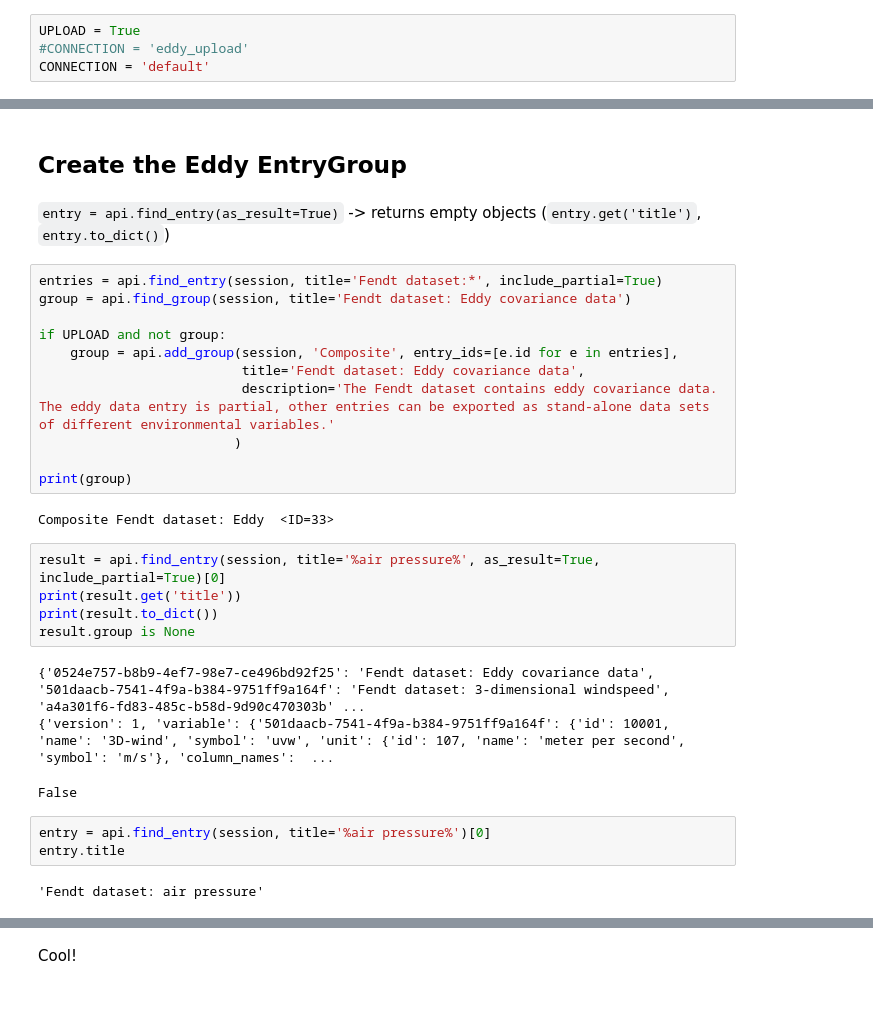
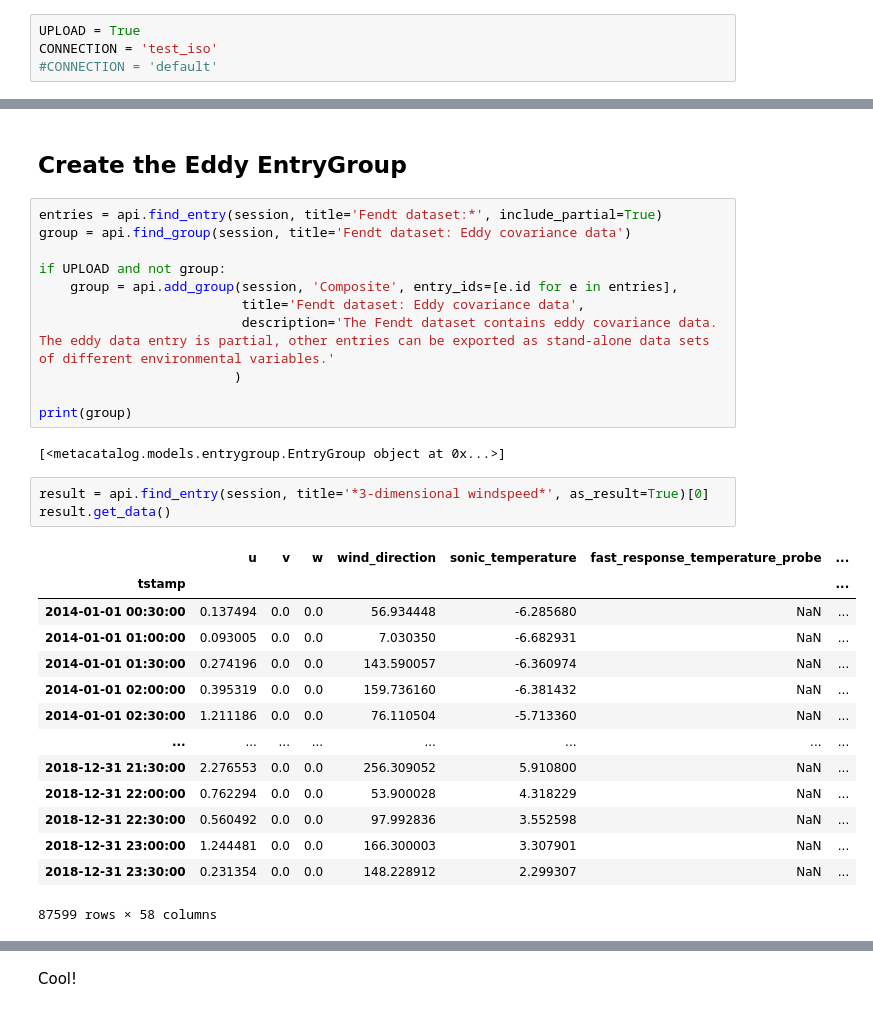
Before and after one commit to VForWaTer/scripts, a Jupyter notebook: eddy/uploading_eddy.ipynb, the cells around one changed output, grey strips where cells are left out. Cells and saved outputs as stored; diff of their text form.

Commit message:
fix / update eddy upload

```diff
--- a/eddy/uploading_eddy.ipynb
+++ b/eddy/uploading_eddy.ipynb
@@ -6,7 +9,7 @@ Compliance with the NetCDF standard is attempted by loading additional informati
 # %%
 UPLOAD = True
-#CONNECTION = 'eddy_upload'
-CONNECTION = 'default'
+CONNECTION = 'test_iso'
+#CONNECTION = 'default'
 # %%
 import pandas as pd
 import numpy as np
@@ -1080,8 +1110,6 @@ edat.head(2)
 | 2014-01-01 01:00:00 | 0.342903 | 0.140285 | 0.005036 | 0.181497 | NaN | 0.001868 | ... |
 # %% [markdown]
 ## Create the Eddy EntryGroup
-# %% [markdown]
-`entry = api.find_entry(as_result=True)` -> returns empty objects (`entry.get('title')`, `entry.to_dict()`)
 # %%
 entries = api.find_entry(session, title='Fendt dataset:*', include_partial=True)
 group = api.find_group(session, title='Fendt dataset: Eddy covariance data')
@@ -1094,18 +1122,22 @@ if UPLOAD and not group:
 
 print(group)
 # %% [output]
-Composite Fendt dataset: Eddy  <ID=33>
+[<metacatalog.models.entrygroup.EntryGroup object at 0x...>]
 # %%
-result = api.find_entry(session, title='%air pressure%', as_result=True, include_partial=True)[0]
-print(result.get('title'))
-print(result.to_dict())
-result.group is None
+result = api.find_entry(session, title='*3-dimensional windspeed*', as_result=True)[0]
+result.get_data()
 # %% [output]
+|  | u | v | w | wind_direction | sonic_temperature | fast_response_temperature_probe | ... |
+| tstamp |  |  |  |  |  |  | ... |
+| 2014-01-01 00:30:00 | 0.137494 | 0.0 | 0.0 | 56.934448 | -6.285680 | NaN | ... |
+| 2014-01-01 01:00:00 | 0.093005 | 0.0 | 0.0 | 7.030350 | -6.682931 | NaN | ... |
+| 2014-01-01 01:30:00 | 0.274196 | 0.0 | 0.0 | 143.590057 | -6.360974 | NaN | ... |
+| 2014-01-01 02:00:00 | 0.395319 | 0.0 | 0.0 | 159.736160 | -6.381432 | NaN | ... |
+| 2014-01-01 02:30:00 | 1.211186 | 0.0 | 0.0 | 76.110504 | -5.713360 | NaN | ... |
+| ... | ... | ... | ... | ... | ... | ... | ... |
+| 2018-12-31 21:30:00 | 2.276553 | 0.0 | 0.0 | 256.309052 | 5.910800 | NaN | ... |
+| 2018-12-31 22:00:00 | 0.762294 | 0.0 | 0.0 | 53.900028 | 4.318229 | NaN | ... |
+| 2018-12-31 22:30:00 | 0.560492 | 0.0 | 0.0 | 97.992836 | 3.552598 | NaN | ... |
+| 2018-12-31 23:00:00 | 1.244481 | 0.0 | 0.0 | 166.300003 | 3.307901 | NaN | ... |
+| 2018-12-31 23:30:00 | 0.231354 | 0.0 | 0.0 | 148.228912 | 2.299307 | NaN | ... |
-{'0524e757-b8b9-4ef7-98e7-ce496bd92f25': 'Fendt dataset: Eddy covariance data', '501daacb-7541-4f9a-b384-9751ff9a164f': 'Fendt dataset: 3-dimensional windspeed', 'a4a301f6-fd83-485c-b58d-9d90c470303b' ...
-{'version': 1, 'variable': {'501daacb-7541-4f9a-b384-9751ff9a164f': {'id': 10001, 'name': '3D-wind', 'symbol': 'uvw', 'unit': {'id': 107, 'name': 'meter per second', 'symbol': 'm/s'}, 'column_names':  ...
+87599 rows × 58 columns
-False
-# %%
-entry = api.find_entry(session, title='%air pressure%')[0]
-entry.title
-# %% [output]
-'Fendt dataset: air pressure'
```
Also changed, not shown: parts of 33 cells of this notebook.
